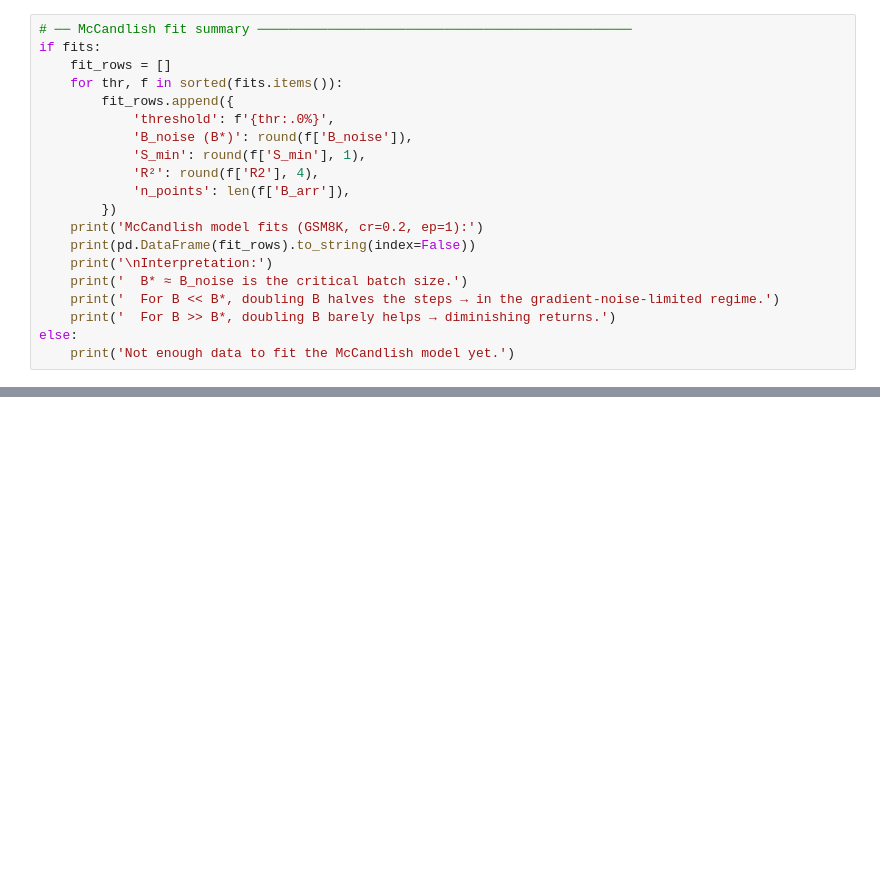
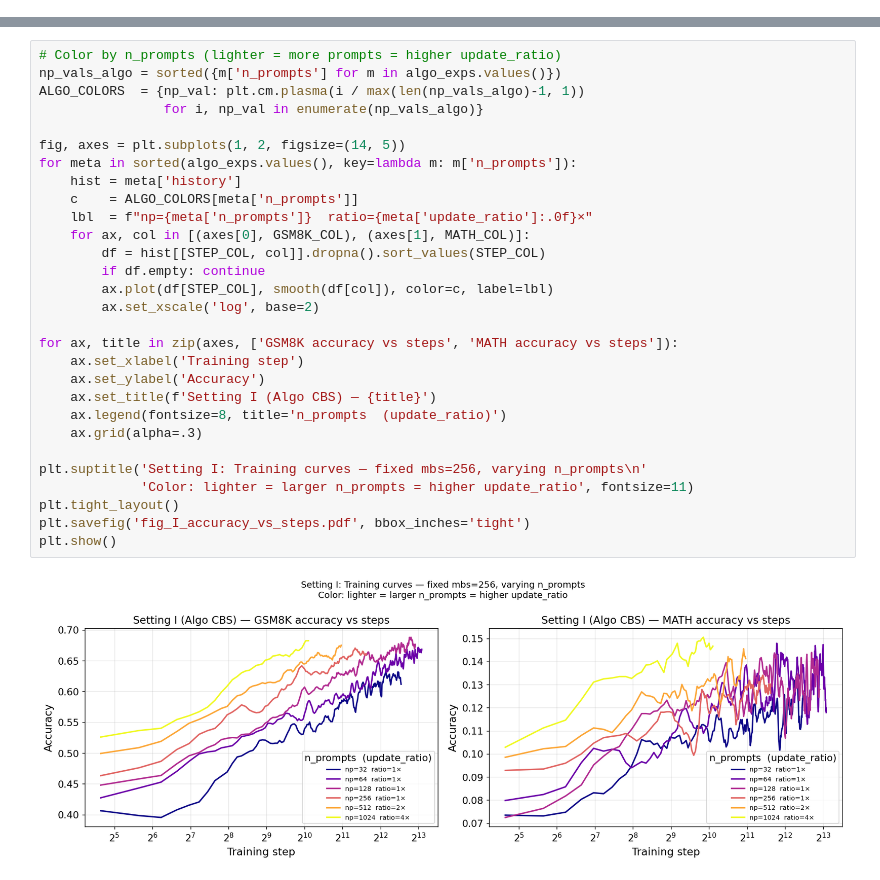
Before and after one commit to RachitBansal/verl, a Jupyter notebook: experiments/critical_batch_size/notebooks/cbs_analysis.ipynb, the cells around one changed output, grey strips where cells are left out. Drawn from its saved outputs; the diff is of its cells as text; blank space fills up the shorter version.

```diff
--- a/experiments/critical_batch_size/notebooks/cbs_analysis.ipynb
+++ b/experiments/critical_batch_size/notebooks/cbs_analysis.ipynb
@@ -776,20 +0,0 @@ print(summary.to_string(index=False))
-# %%
-# ── McCandlish fit summary ────────────────────────────────────────────────
-if fits:
-    fit_rows = []
-    for thr, f in sorted(fits.items()):
-        fit_rows.append({
-            'threshold': f'{thr:.0%}',
-            'B_noise (B*)': round(f['B_noise']),
-            'S_min': round(f['S_min'], 1),
-            'R²': round(f['R2'], 4),
-            'n_points': len(f['B_arr']),
-        })
-    print('McCandlish model fits (GSM8K, cr=0.2, ep=1):')
-    print(pd.DataFrame(fit_rows).to_string(index=False))
-    print('\nInterpretation:')
-    print('  B* ≈ B_noise is the critical batch size.')
-    print('  For B << B*, doubling B halves the steps → in the gradient-noise-limited regime.')
-    print('  For B >> B*, doubling B barely helps → diminishing returns.')
-else:
-    print('Not enough data to fit the McCandlish model yet.')
@@ -809,0 +342,31 @@ Interpretation:
+# %%
+# Color by n_prompts (lighter = more prompts = higher update_ratio)
+np_vals_algo = sorted({m['n_prompts'] for m in algo_exps.values()})
+ALGO_COLORS  = {np_val: plt.cm.plasma(i / max(len(np_vals_algo)-1, 1))
+                for i, np_val in enumerate(np_vals_algo)}
+
+fig, axes = plt.subplots(1, 2, figsize=(14, 5))
+for meta in sorted(algo_exps.values(), key=lambda m: m['n_prompts']):
+    hist = meta['history']
+    c    = ALGO_COLORS[meta['n_prompts']]
+    lbl  = f"np={meta['n_prompts']}  ratio={meta['update_ratio']:.0f}×"
+    for ax, col in [(axes[0], GSM8K_COL), (axes[1], MATH_COL)]:
+        df = hist[[STEP_COL, col]].dropna().sort_values(STEP_COL)
+        if df.empty: continue
+        ax.plot(df[STEP_COL], smooth(df[col]), color=c, label=lbl)
+        ax.set_xscale('log', base=2)
+
+for ax, title in zip(axes, ['GSM8K accuracy vs steps', 'MATH accuracy vs steps']):
+    ax.set_xlabel('Training step')
+    ax.set_ylabel('Accuracy')
+    ax.set_title(f'Setting I (Algo CBS) — {title}')
+    ax.legend(fontsize=8, title='n_prompts  (update_ratio)')
+    ax.grid(alpha=.3)
+
+plt.suptitle('Setting I: Training curves — fixed mbs=256, varying n_prompts\n'
+             'Color: lighter = larger n_prompts = higher update_ratio', fontsize=11)
+plt.tight_layout()
+plt.savefig('fig_I_accuracy_vs_steps.pdf', bbox_inches='tight')
+plt.show()
+# %% [output]
+[figure, added]
```
Also changed, not shown: parts of 60 cells of this notebook.
